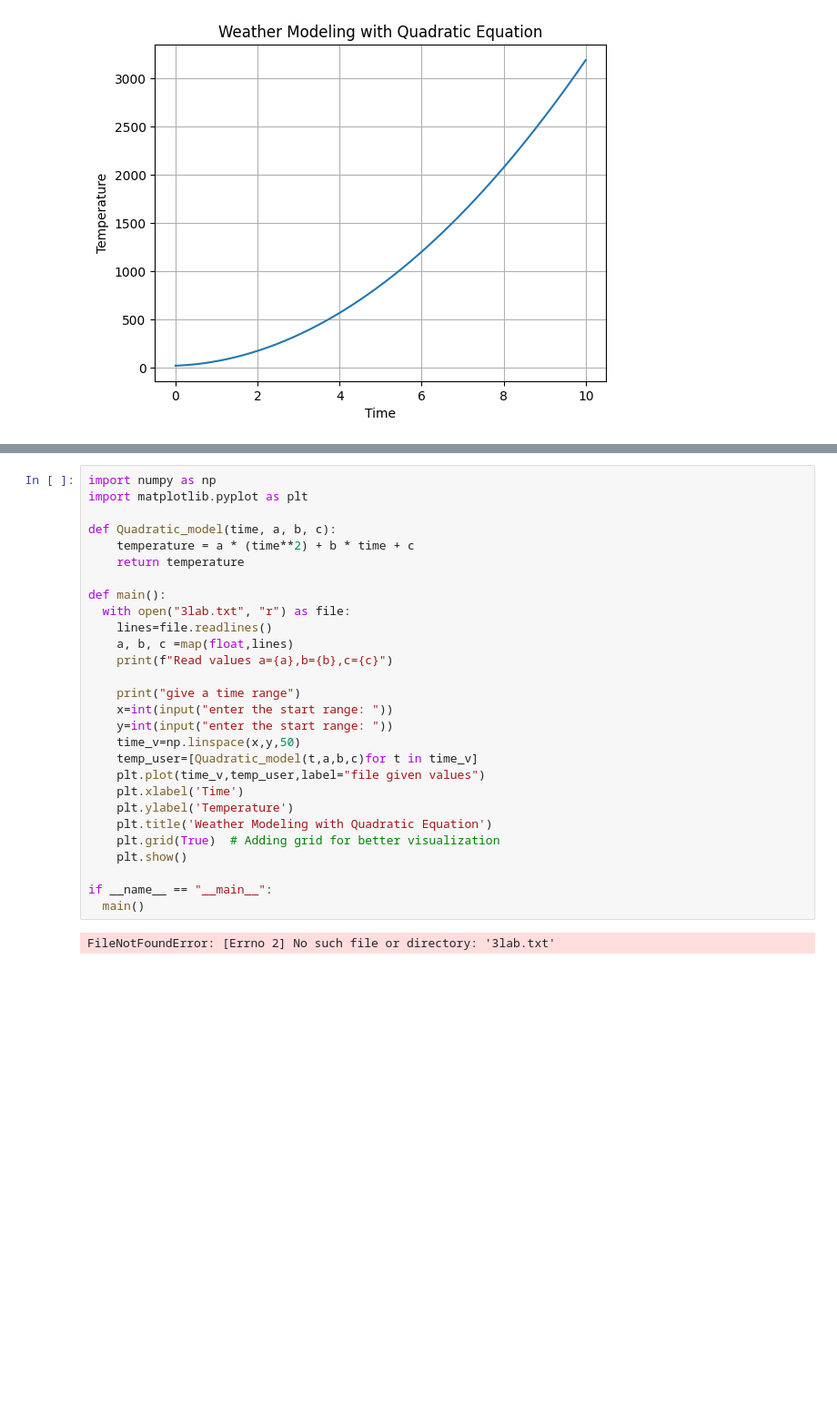
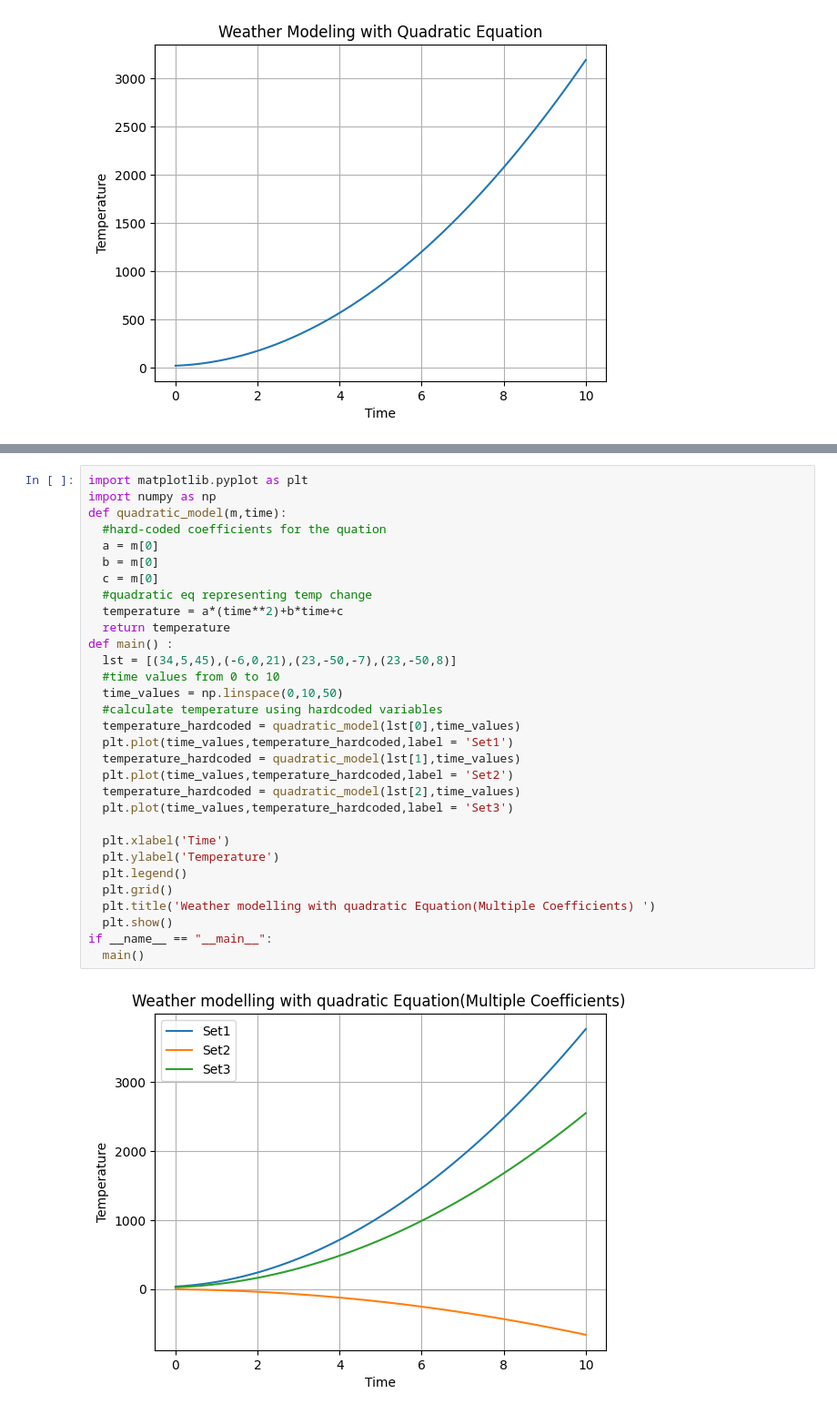
Before and after one commit to Joshitha475/colab-se-lab-1, a Jupyter notebook: SE_lab_1.ipynb, the cells around one changed output, grey strips where cells are left out. Shown: that part at 91% size. Cells and saved outputs as stored; diff of their text form; blank space fills up the shorter version.

```diff
--- a/SE_lab_1.ipynb
+++ b/SE_lab_1.ipynb
@@ -87,30 +97,33 @@ Enter the value for c:8
-# %%
-import numpy as np
-import matplotlib.pyplot as plt
-
-def Quadratic_model(time, a, b, c):
-    temperature = a * (time**2) + b * time + c
-    return temperature
-
-def main():
-  with open("3lab.txt", "r") as file:
-    lines=file.readlines()
-    a, b, c =map(float,lines)
-    print(f"Read values a={a},b={b},c={c}")
-
-    print("give a time range")
-    x=int(input("enter the start range: "))
-    y=int(input("enter the start range: "))
-    time_v=np.linspace(x,y,50)
-    temp_user=[Quadratic_model(t,a,b,c)for t in time_v]
-    plt.plot(time_v,temp_user,label="file given values")
-    plt.xlabel('Time')
-    plt.ylabel('Temperature')
-    plt.title('Weather Modeling with Quadratic Equation')
-    plt.grid(True)  # Adding grid for better visualization
-    plt.show()
-
-if __name__ == "__main__":
-  main()
-# %% [output]
-FileNotFoundError: [Errno 2] No such file or directory: '3lab.txt'
+# %%
+import matplotlib.pyplot as plt
+import numpy as np
+def quadratic_model(m,time):
+  #hard-coded coefficients for the quation
+  a = m[0]
+  b = m[0]
+  c = m[0]
+  #quadratic eq representing temp change
+  temperature = a*(time**2)+b*time+c
+  return temperature
+def main() :
+  lst = [(34,5,45),(-6,0,21),(23,-50,-7),(23,-50,8)]
+  #time values from 0 to 10
+  time_values = np.linspace(0,10,50)
+  #calculate temperature using hardcoded variables
+  temperature_hardcoded = quadratic_model(lst[0],time_values)
+  plt.plot(time_values,temperature_hardcoded,label = 'Set1')
+  temperature_hardcoded = quadratic_model(lst[1],time_values)
+  plt.plot(time_values,temperature_hardcoded,label = 'Set2')
+  temperature_hardcoded = quadratic_model(lst[2],time_values)
+  plt.plot(time_values,temperature_hardcoded,label = 'Set3')
+
+  plt.xlabel('Time')
+  plt.ylabel('Temperature')
+  plt.legend()
+  plt.grid()
+  plt.title('Weather modelling with quadratic Equation(Multiple Coefficients) ')
+  plt.show()
+if __name__ == "__main__":
+  main()
+# %% [output]
+[figure, added]
```
Also changed, not shown: parts of 2 cells of this notebook.
